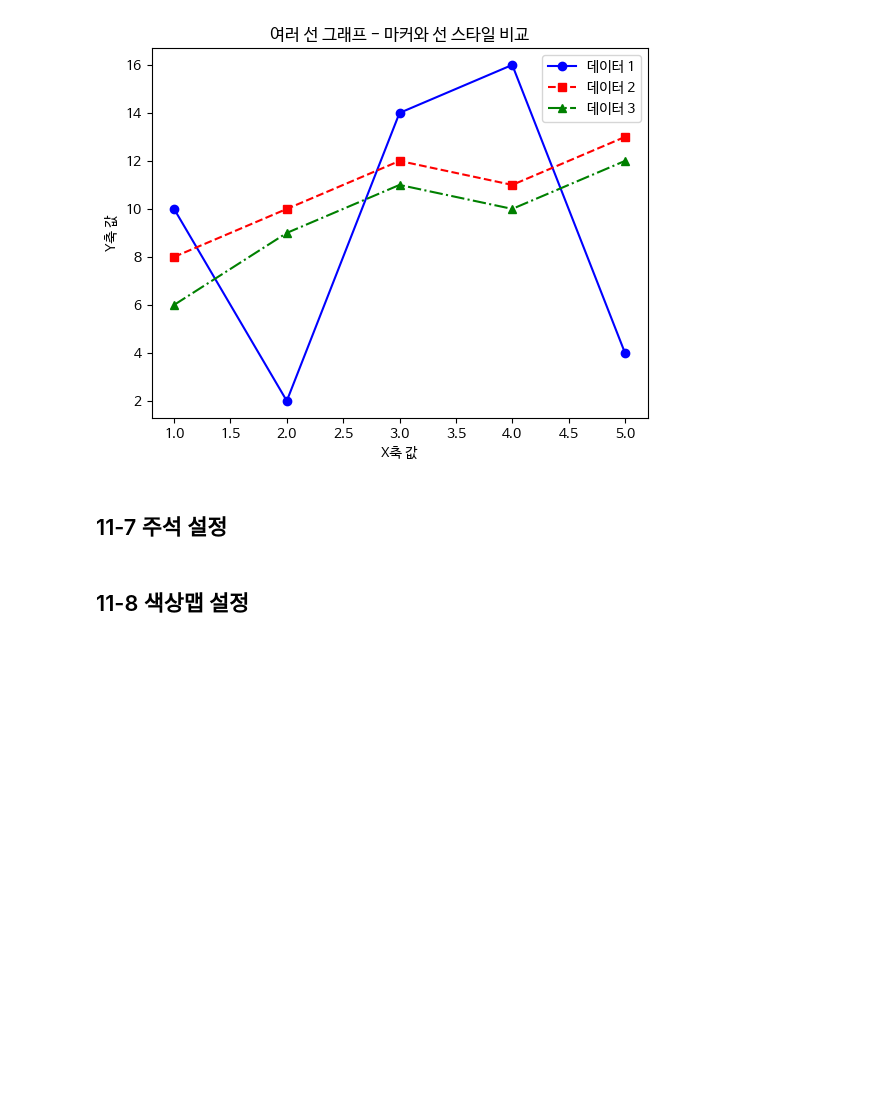
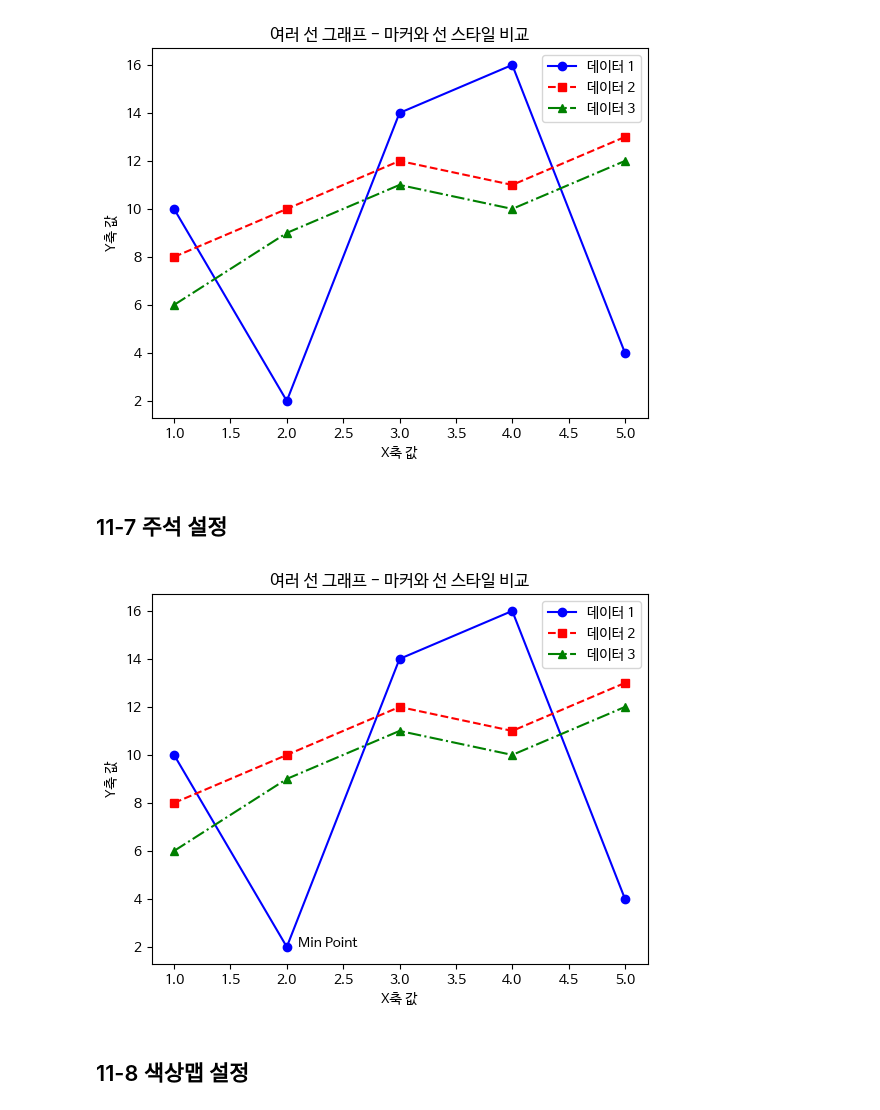
Before and after one commit to jj-it-lab/Data-Analysis-with-Open-Source, a Jupyter notebook: 오픈소스_데이터_분석_11강.ipynb, the cells around one changed output. Saved outputs shown, nothing was run; the diff lists cells and outputs as text; code cells hidden in the pictures; blank space fills up the shorter version.

```diff
--- a/오픈소스_데이터_분석_11강.ipynb
+++ b/오픈소스_데이터_분석_11강.ipynb
@@ -171,29 +171,32 @@ plt.show()
 # %%
 import matplotlib.pyplot as plt
 
 ## 데이터 정의
 x = [1, 2, 3, 4, 5]
 y1 = [10, 2, 14, 16, 4]
 y2 = [8, 10, 12, 11, 13]
 y3 = [6, 9, 11, 10, 12]
 
 ## 여러 선 그래프 그리기
 plt.plot(x, y1, marker='o', linestyle='-', color='blue', label='데이터 1')
 plt.plot(x, y2, marker='s', linestyle='--', color='red', label='데이터 2')
 plt.plot(x, y3, marker='^', linestyle='-.', color='green', label='데이터 3')
 
 # 주석 추가
 # (2, 2) 위치에 Min Point 주석 추가
+plt.annotate('Min Point', xy=(2.1,2))
 
 ## 제목 및 축 레이블 설정
 plt.title("여러 선 그래프 - 마커와 선 스타일 비교")
 plt.xlabel("X축 값")
 plt.ylabel("Y축 값")
 
 # 범례 추가
 plt.legend()
 
 plt.show()
+# %% [output]
+[figure, added]
 # %% [markdown]
 ## 11-8 색상맵 설정
 # %%
```
Also changed, not shown: parts of 1 cell of this notebook.
